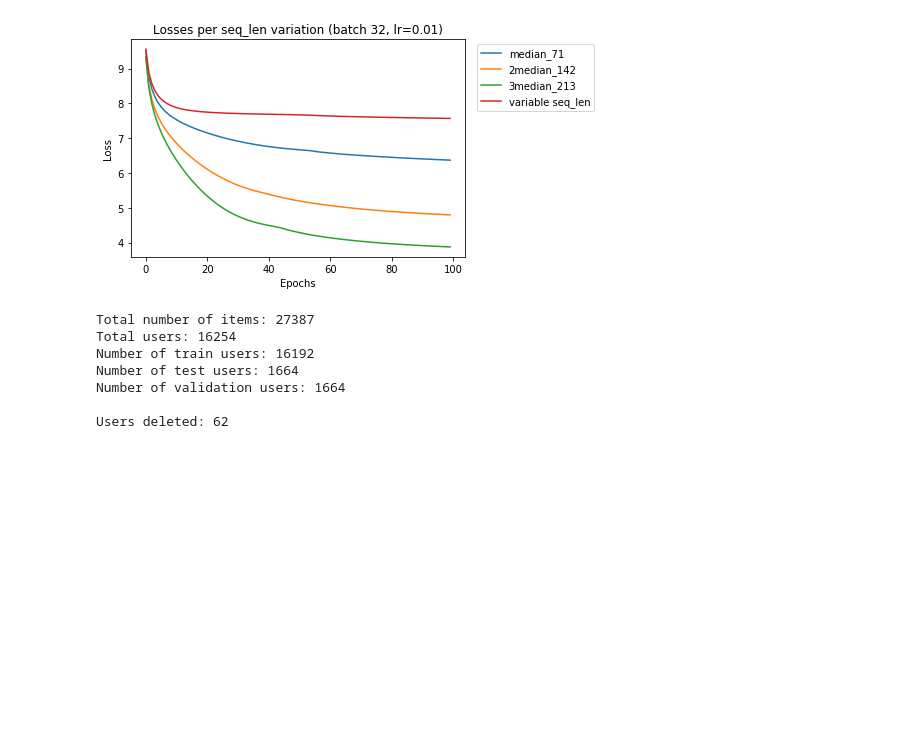
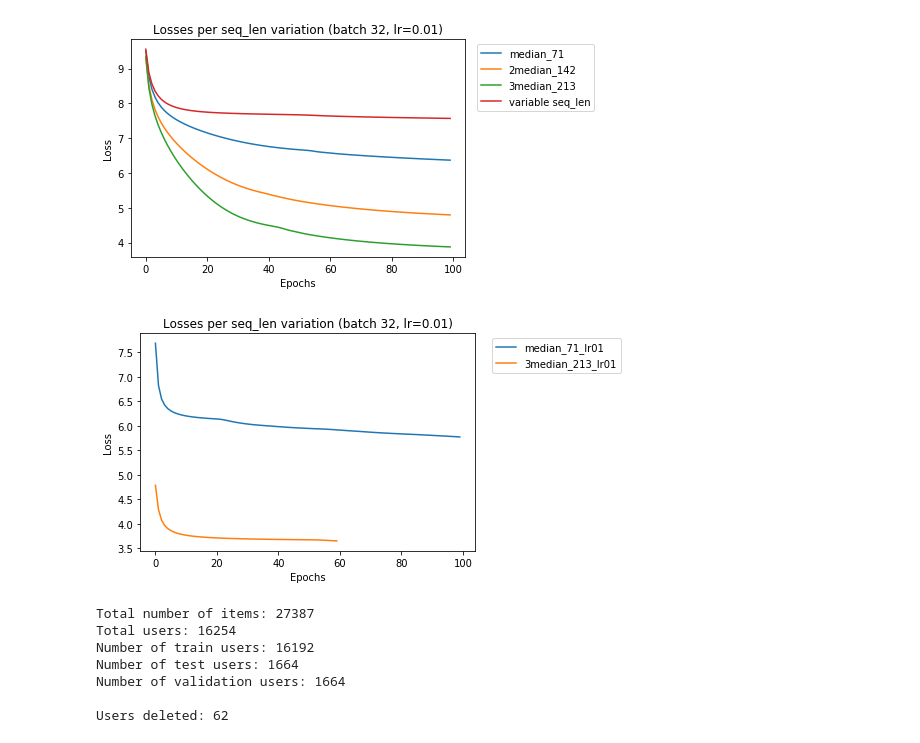
Before and after one commit to ROpdam/recommender_comparison, a Jupyter notebook: visualize_results.ipynb, the cells around one changed output. Saved outputs shown, nothing was run; the diff lists cells and outputs as text; code cells hidden in the pictures; blank space fills up the shorter version.

```diff
--- a/visualize_results.ipynb
+++ b/visualize_results.ipynb
@@ -148,6 +178,9 @@ show_results(all_metrics, file_name, title, legend_names, path=store_path)
 # %%
-file_names = ['his_fixed_71_01_ml_users_200_epochs', 'his_fixed_142_01_ml_users_200_epochs', 'his_fixed_213_01_ml_users_200_epochs', 'his_vsl_01_ml_users_200_epochs']
-legend_names = ['median_71', '2median_142', '3median_213', 'variable seq_len']
+file_names = ['his_fixed_71_01_ml_users_200_epochs',
+              'his_fixed_142_01_ml_users_200_epochs',
+              'his_fixed_213_01_ml_users_200_epochs',
+              'his_vsl_01_ml_users_200_epochs']
+legend_names = ['median_71_lr001', '2median_142_lr001', '3median_213_lr001', 'variable seq_len_lr001']
 
 for file_name in file_names:
     plt.plot(pd.read_pickle(res_path + file_name))
@@ -158,6 +191,22 @@ plt.ylabel('Loss')
 plt.show()
 # %% [output]
 [figure]
+# %%
+file_names = ['his_fixed_71_01_ml_users_100_epochs_lr0.1',
+#               'his_fixed_142_01_ml_users_100_epochs',
+              'his_fixed_213_01_ml_users_100_epochs_lr0.1']
+#               'his_vsl_01_ml_users_100_epochs']
+legend_names = ['median_71_lr01', '3median_213_lr01']
+
+for file_name in file_names:
+    plt.plot(pd.read_pickle(res_path + file_name))
+plt.legend(legend_names, bbox_to_anchor=(1.45, 1))
+plt.title('Losses per seq_len variation (batch 32, lr=0.01)')
+plt.xlabel('Epochs')
+plt.ylabel('Loss')
+plt.show()
+# %% [output]
+[figure, added]
 # %%
 BATCH_SIZE = 64
 val_perc = test_perc = 0.1
```
Also changed, not shown: parts of 2 cells of this notebook.
